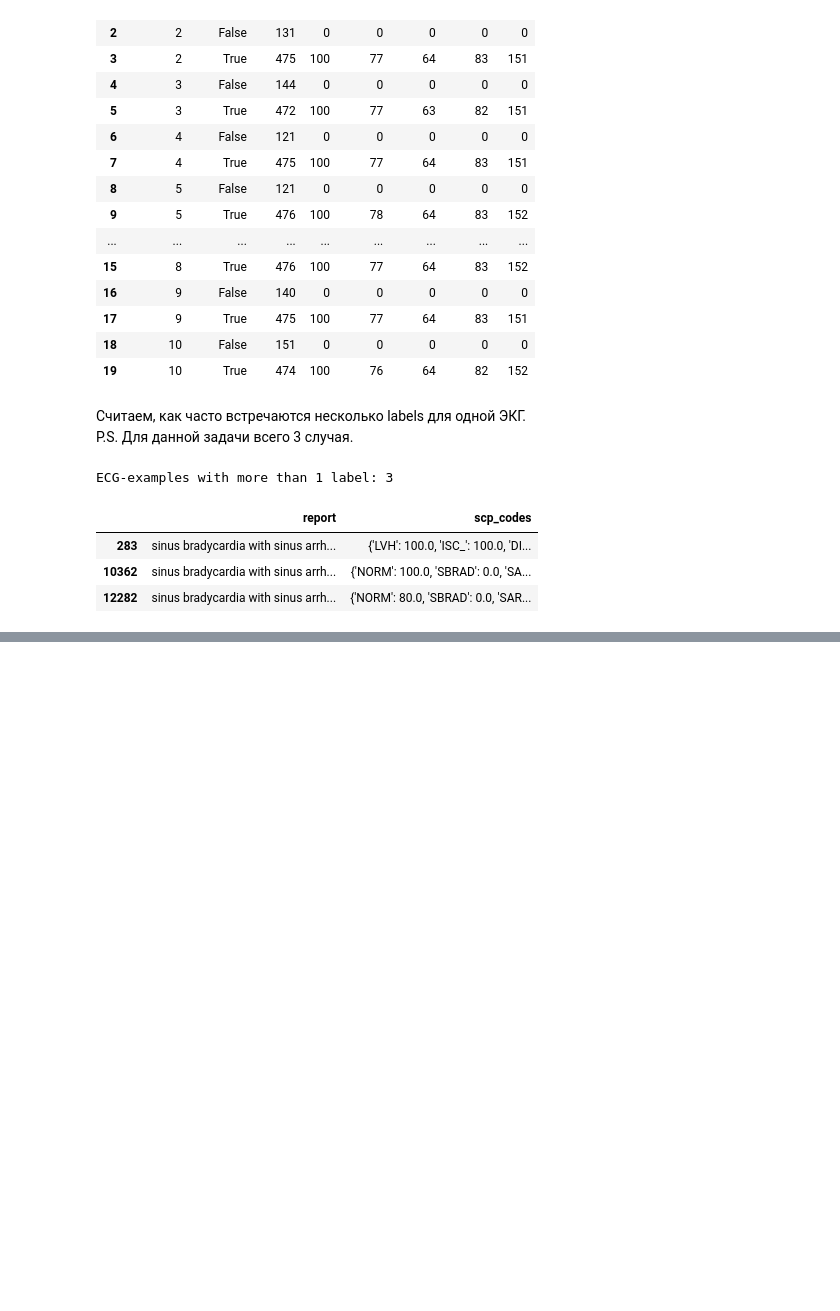
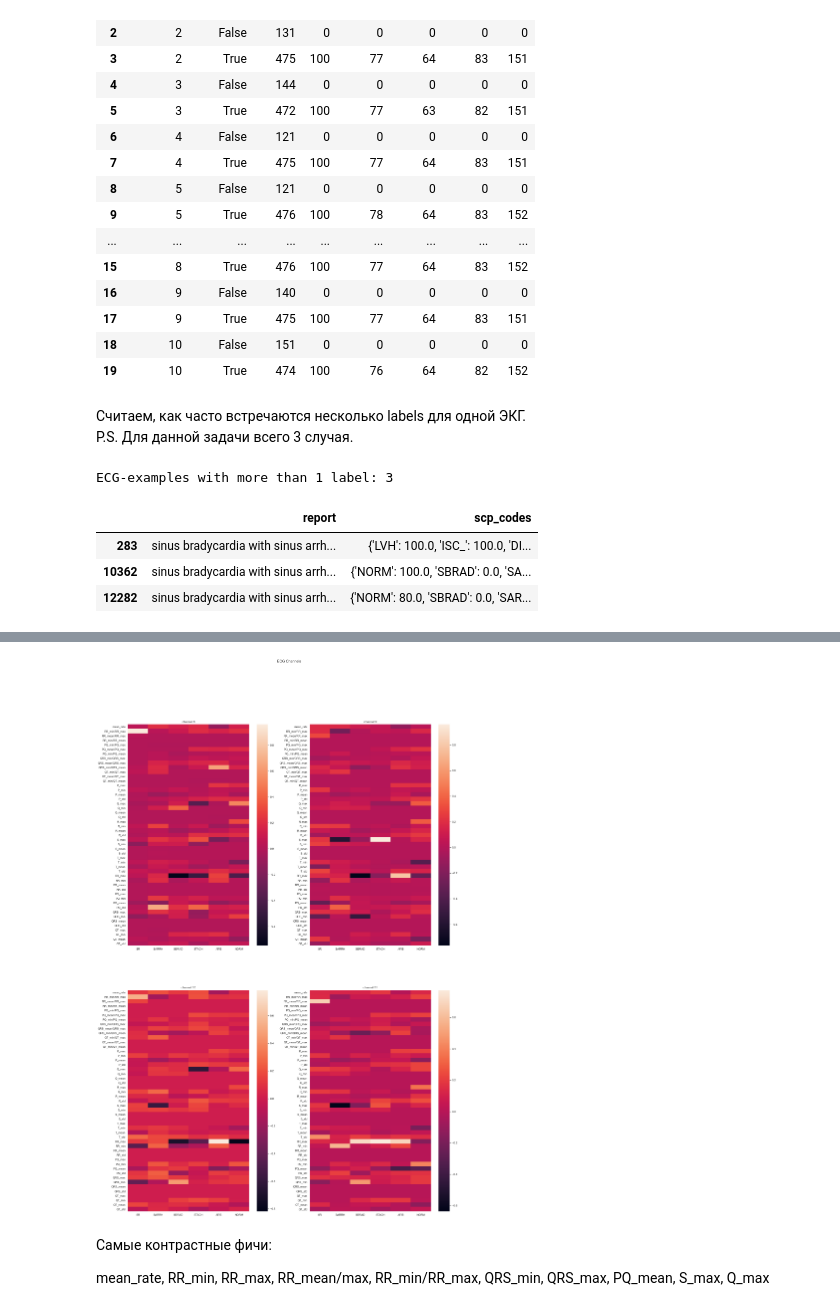
Before and after one commit to nediola/ECG_PTB_XL, a Jupyter notebook: DatasetAnalysis.ipynb, the cells around one changed output, grey strips where cells are left out. Drawn from its saved outputs; the diff is of its cells as text; code cells hidden in the pictures; blank space fills up the shorter version.

```diff
--- a/DatasetAnalysis.ipynb
+++ b/DatasetAnalysis.ipynb
@@ -140,0 +234,22 @@ NameError: name 'X' is not defined
+# %%
+fig, axes = plt.subplots(2, 2, figsize=(24, 36))
+fig.suptitle('ECG Channels')
+
+for channel_i in range(8, 12):
+    features_v = channel2features[channel_i]
+    features_reshaped = np.concatenate(features_v).reshape(n, -1)
+    i = int(channel_i/2) - 4
+    j = (channel_i % 2)
+    sns.heatmap(normalize(features_reshaped, axis=0), ax=axes[i, j],
+                xticklabels=x_axis_labels, yticklabels=y_axis_labels)
+    axes[i, j].set_title(f'channel {channel_i}')
+# %% [output]
+[figure, added]
+# %% [markdown]
+Самые контрастные фичи:
+
+mean_rate,
+RR_min, RR_max, RR_mean/max, RR_min/RR_max,
+QRS_min, QRS_max,
+PQ_mean,
+S_max, Q_max
```
Also changed, not shown: parts of 17 cells of this notebook, 24 other files.
